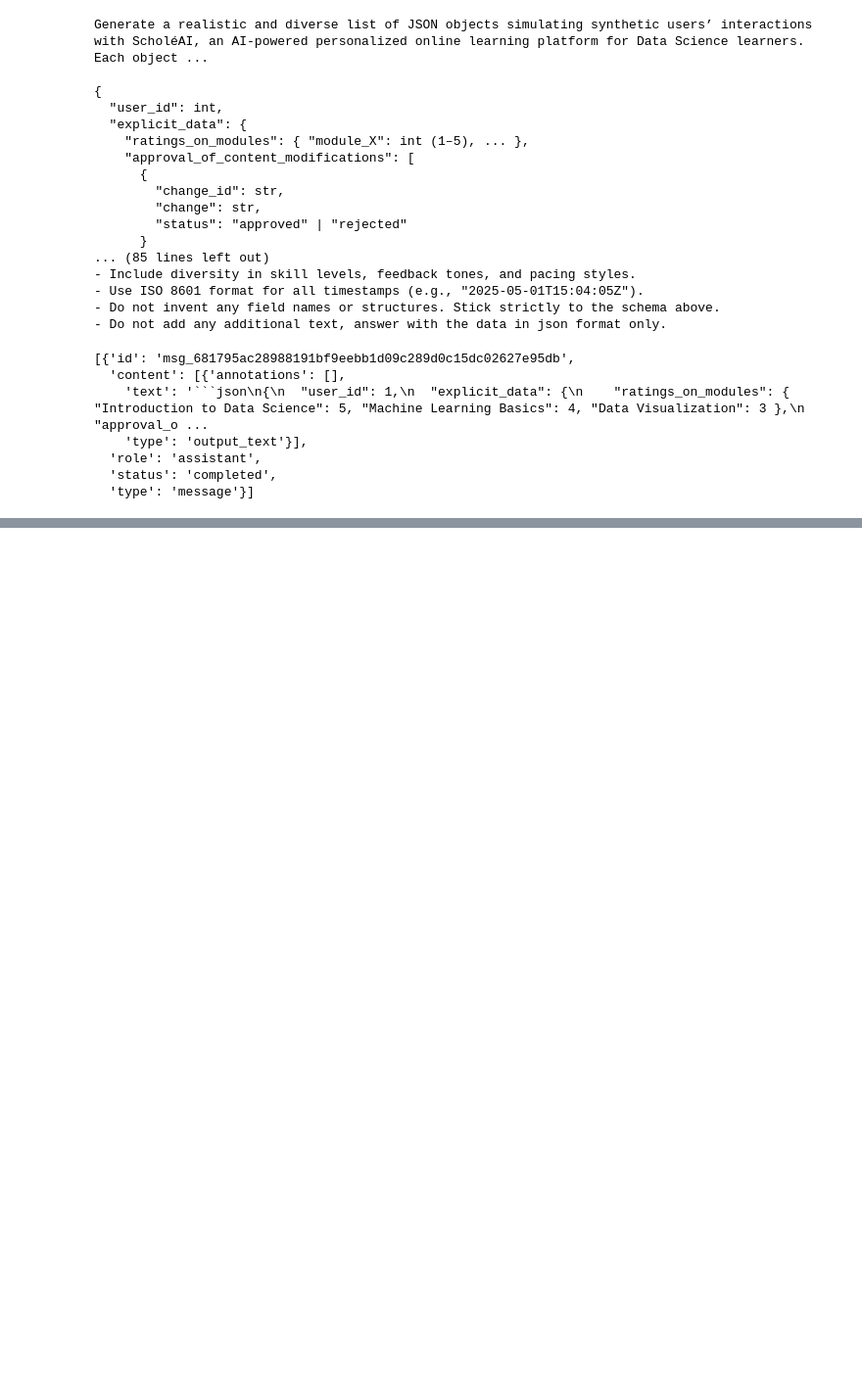
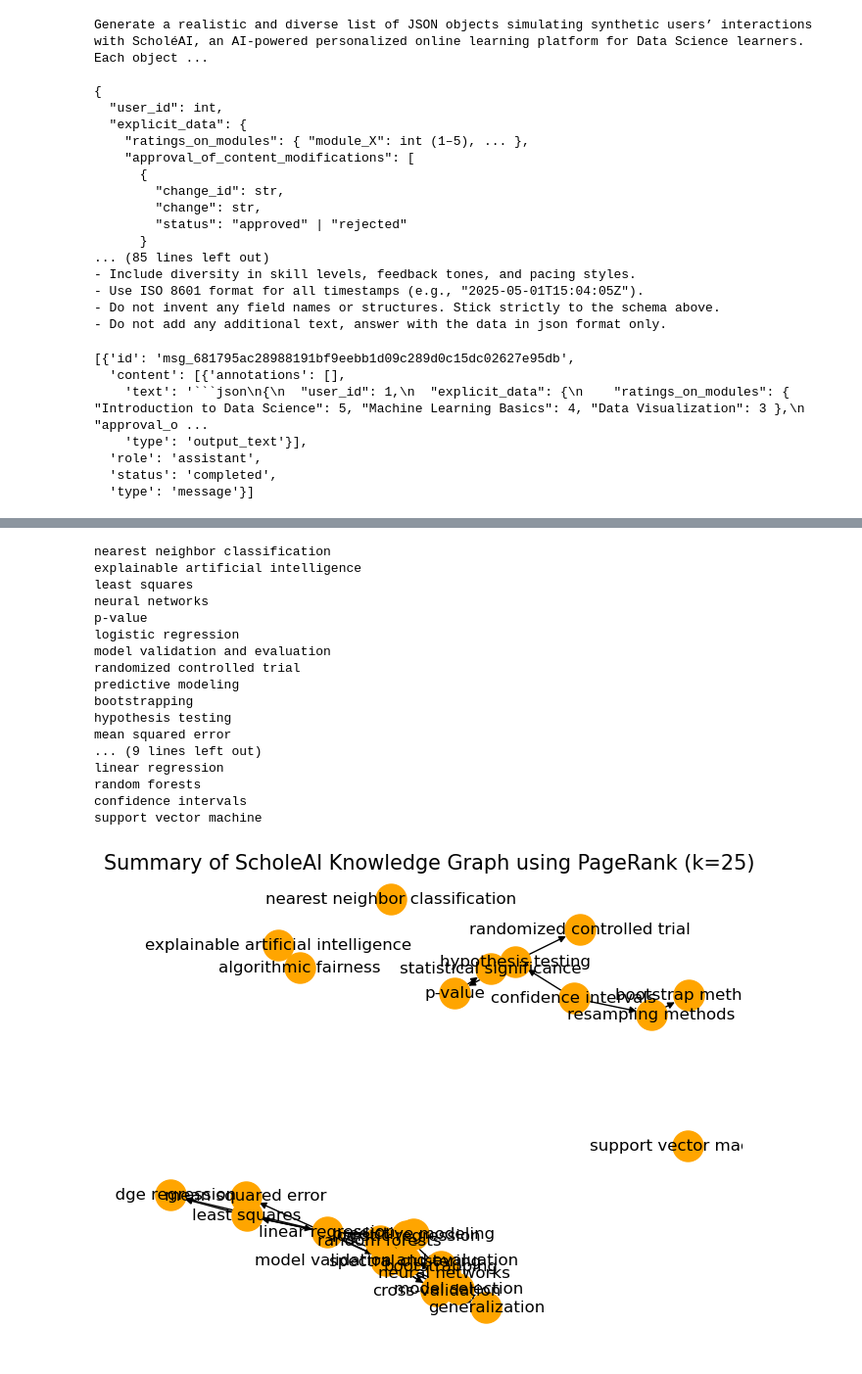
Before and after one commit to JCHAVEROT/semester-project, a Jupyter notebook: experiments/SyntheticData/notebook.ipynb, the cells around one changed output, grey strips where cells are left out. Shown: that part at 98% size. Saved outputs shown, nothing was run; the diff lists cells and outputs as text; code cells hidden in the pictures; blank space fills up the shorter version.

```diff
--- a/experiments/SyntheticData/notebook.ipynb
+++ b/experiments/SyntheticData/notebook.ipynb
@@ -50,0 +113,34 @@ response.to_dict()["output"]
+# %%
+# PageRank
+pagerank = nx.pagerank(G)
+top_k_nodes = sorted(pagerank, key=pagerank.get, reverse=True)[:K]
+subgraphPR = G.subgraph(top_k_nodes).copy()
+
+# Print the nodes
+for node in list(subgraphPR.nodes):
+    print(node)
+
+# Visualization
+nx.draw(subgraphPR, with_labels=True, node_size=500,
+        node_color="orange", arrows=True)
+plt.title(f'Summary of ScholeAI Knowledge Graph using PageRank (k={K})', fontsize=15)
+plt.show()
+# %% [output]
+nearest neighbor classification
+explainable artificial intelligence
+least squares
+neural networks
+p-value
+logistic regression
+model validation and evaluation
+randomized controlled trial
+predictive modeling
+bootstrapping
+hypothesis testing
+mean squared error
+... (9 lines left out)
+linear regression
+random forests
+confidence intervals
+support vector machine
+[figure, added]
```
Also changed, not shown: parts of 8 cells of this notebook, 12 other files.
